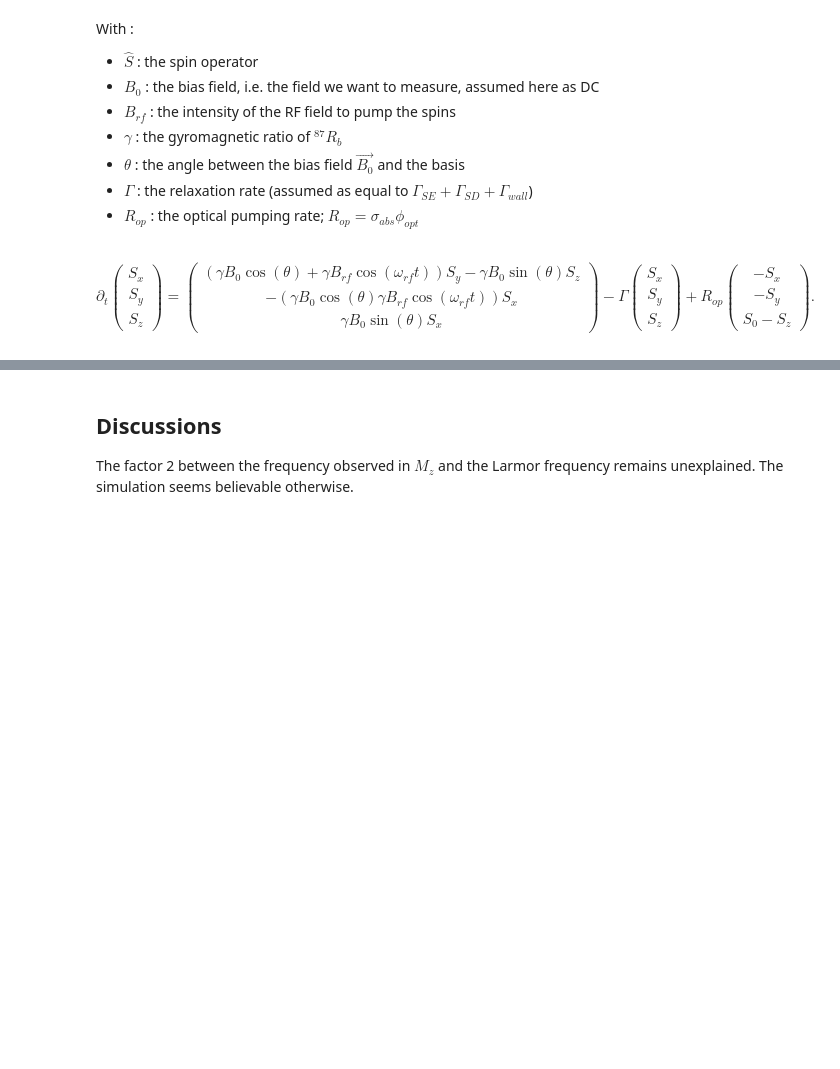
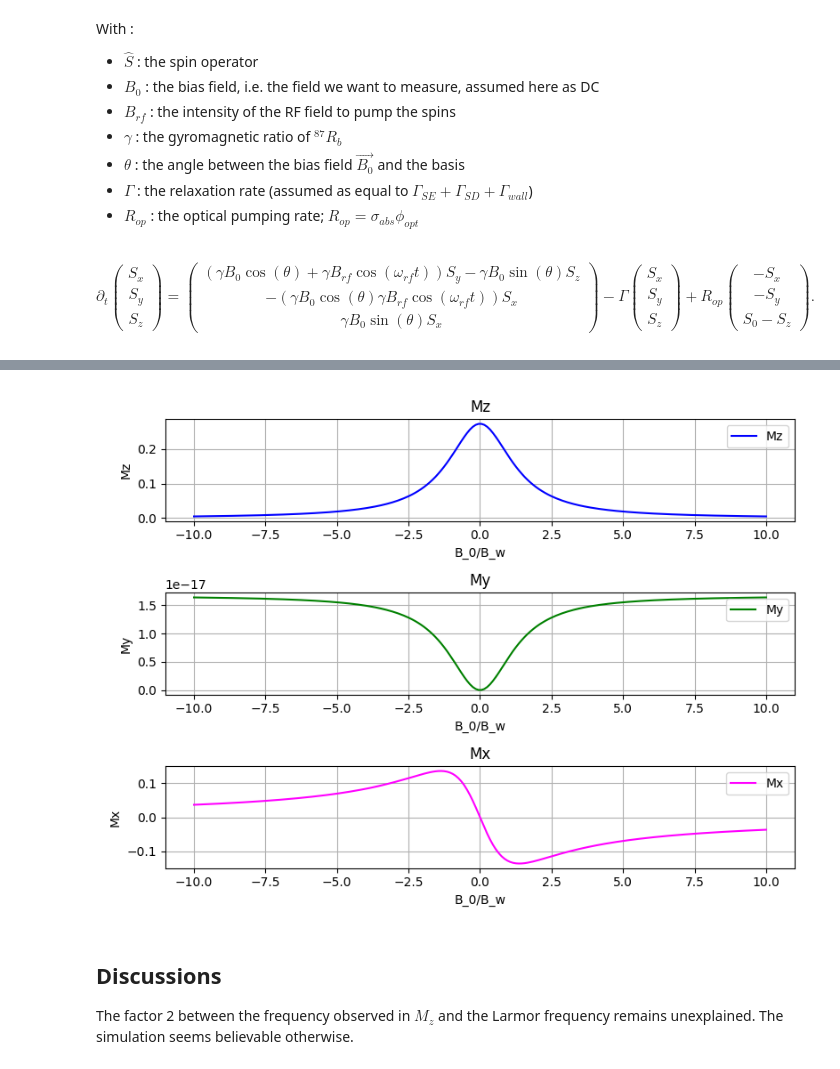
Before and after one commit to GuillaumeCLEMENT314/FHNW-, a Jupyter notebook: bloch_SOOPM.ipynb, the cells around one changed output, grey strips where cells are left out. Cells and saved outputs as stored; diff of their text form; code cells hidden in the pictures; blank space fills up the shorter version.

```diff
--- a/bloch_SOOPM.ipynb
+++ b/bloch_SOOPM.ipynb
@@ -194,3 +267,32 @@ plt.show()
+# %%
+fig, axes = plt.subplots(nrows=3, ncols=1, figsize=(8, 6))
+
+axes[0].plot(B_test/B_w, Mz_b, color='blue', label='Mz')
+axes[0].set_title('Mz')
+axes[0].set_xlabel('B_0/B_w')
+axes[0].set_ylabel('Mz')
+axes[0].legend()
+axes[0].grid(True)
+
+axes[1].plot(B_test/B_w, My_b, color='green', label='My')
+axes[1].set_title('My')
+axes[1].set_xlabel('B_0/B_w')
+axes[1].set_ylabel('My')
+axes[1].legend()
+axes[1].grid(True)
+
+axes[2].plot(B_test/B_w, Mx_b, color='magenta', label='Mx')
+axes[2].set_title('Mx')
+axes[2].set_xlabel('B_0/B_w')
+axes[2].set_ylabel('Mx')
+axes[2].legend()
+axes[2].grid(True)
+
+plt.tight_layout()
+
+plt.show()
+# %% [output]
+[figure, added]
 # %% [markdown]
 ## Discussions
 
```
Also changed, not shown: parts of 10 cells of this notebook, 2 other files.
